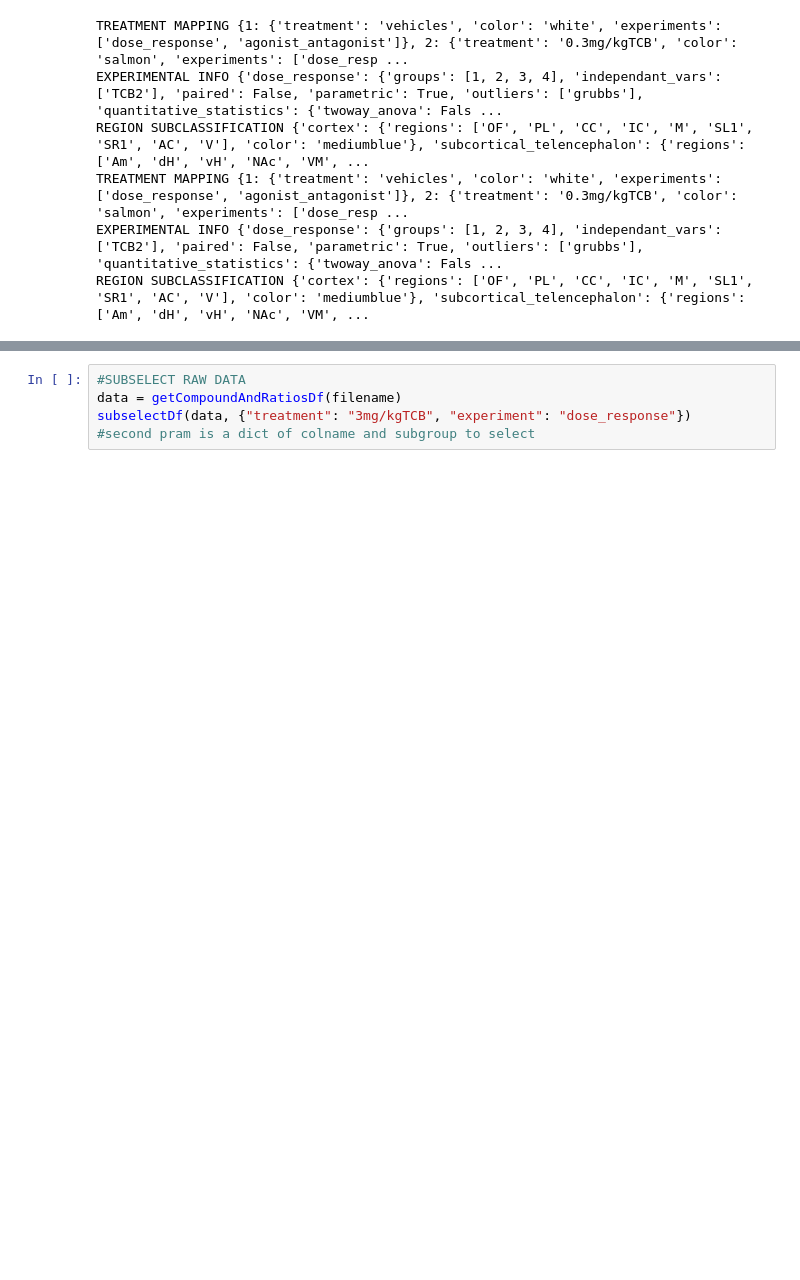
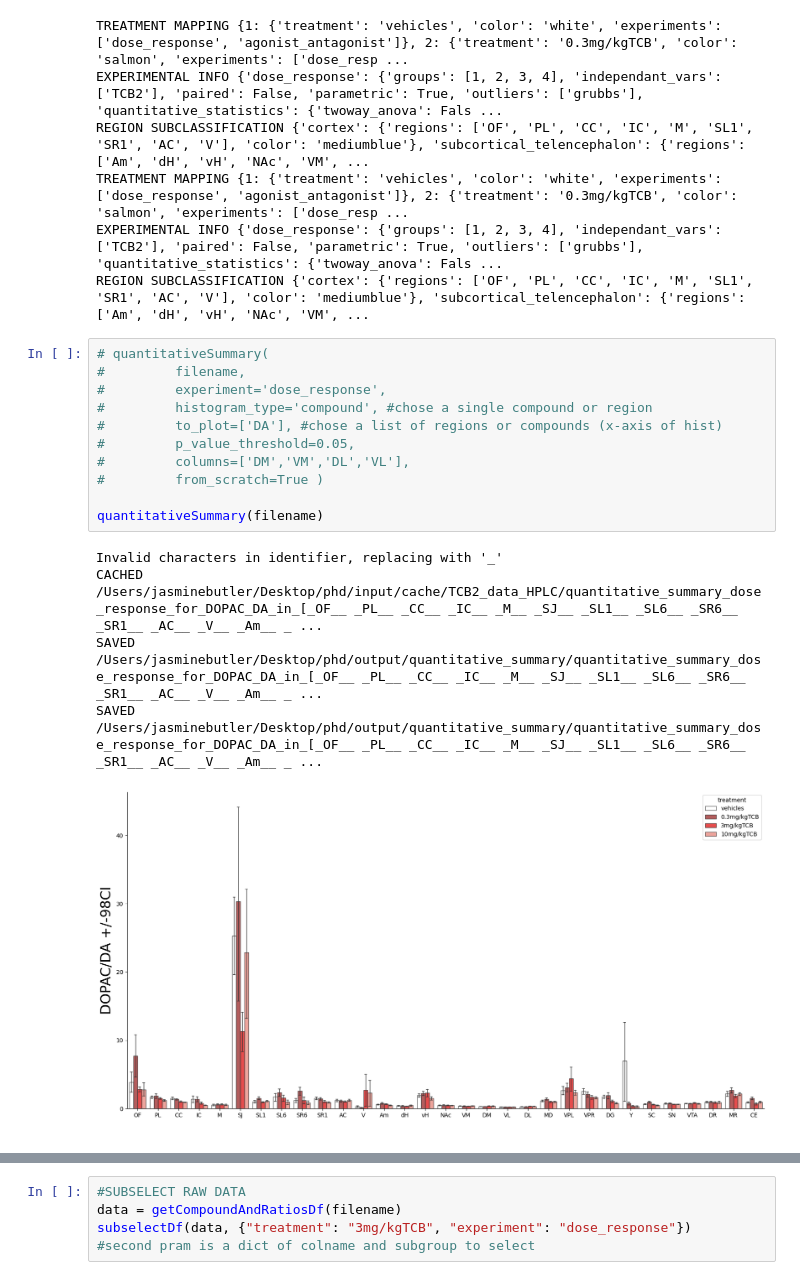
Before and after one commit to remicorne/phd, a Jupyter notebook: RUN.ipynb, the cells around one changed output, grey strips where cells are left out. Cells and saved outputs as stored; diff of their text form; blank space fills up the shorter version.

Commit message:
created quantativeSummary() still need stats and y axis scaling i.e DA

```diff
--- a/RUN.ipynb
+++ b/RUN.ipynb
@@ -102,5 +102,22 @@ REGION SUBCLASSIFICATION {'cortex': {'regions': ['OF', 'PL', 'CC', 'IC', 'M', 'S
 TREATMENT MAPPING {1: {'treatment': 'vehicles', 'color': 'white', 'experiments': ['dose_response', 'agonist_antagonist']}, 2: {'treatment': '0.3mg/kgTCB', 'color': 'salmon', 'experiments': ['dose_resp ...
 EXPERIMENTAL INFO {'dose_response': {'groups': [1, 2, 3, 4], 'independant_vars': ['TCB2'], 'paired': False, 'parametric': True, 'outliers': ['grubbs'], 'quantitative_statistics': {'twoway_anova': Fals ...
 REGION SUBCLASSIFICATION {'cortex': {'regions': ['OF', 'PL', 'CC', 'IC', 'M', 'SL1', 'SR1', 'AC', 'V'], 'color': 'mediumblue'}, 'subcortical_telencephalon': {'regions': ['Am', 'dH', 'vH', 'NAc', 'VM', ...
+# %%
+# quantitativeSummary(
+#         filename,
+#         experiment='dose_response',
+#         histogram_type='compound', #chose a single compound or region
+#         to_plot=['DA'], #chose a list of regions or compounds (x-axis of hist)
+#         p_value_threshold=0.05,
+#         columns=['DM','VM','DL','VL'],
+#         from_scratch=True )
+
+quantitativeSummary(filename)
+# %% [output]
+Invalid characters in identifier, replacing with '_'
+CACHED /Users/jasminebutler/Desktop/phd/input/cache/TCB2_data_HPLC/quantitative_summary_dose_response_for_DOPAC_DA_in_[_OF__ _PL__ _CC__ _IC__ _M__ _SJ__ _SL1__ _SL6__ _SR6__ _SR1__ _AC__ _V__ _Am__ _ ...
+SAVED /Users/jasminebutler/Desktop/phd/output/quantitative_summary/quantitative_summary_dose_response_for_DOPAC_DA_in_[_OF__ _PL__ _CC__ _IC__ _M__ _SJ__ _SL1__ _SL6__ _SR6__ _SR1__ _AC__ _V__ _Am__ _ ...
+SAVED /Users/jasminebutler/Desktop/phd/output/quantitative_summary/quantitative_summary_dose_response_for_DOPAC_DA_in_[_OF__ _PL__ _CC__ _IC__ _M__ _SJ__ _SL1__ _SL6__ _SR6__ _SR1__ _AC__ _V__ _Am__ _ ...
+[figure, added]
 # %%
 #CHOSE ALL OUTLIERS IN LOOP - REMI (ratios only compound_ratio_mapping)
```
Also changed, not shown: parts of 4 cells of this notebook, 5 other files.
